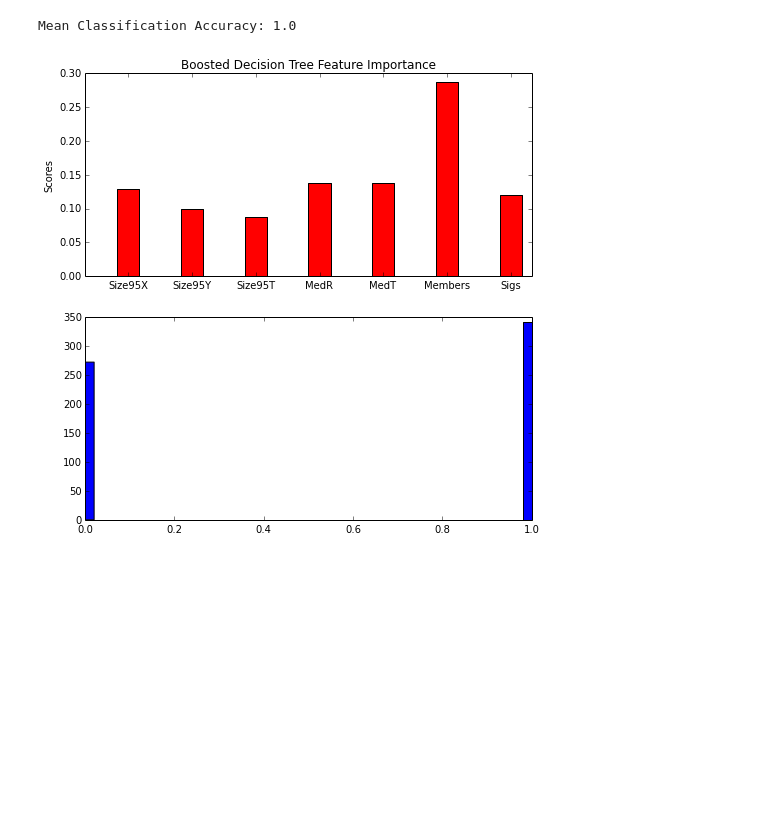
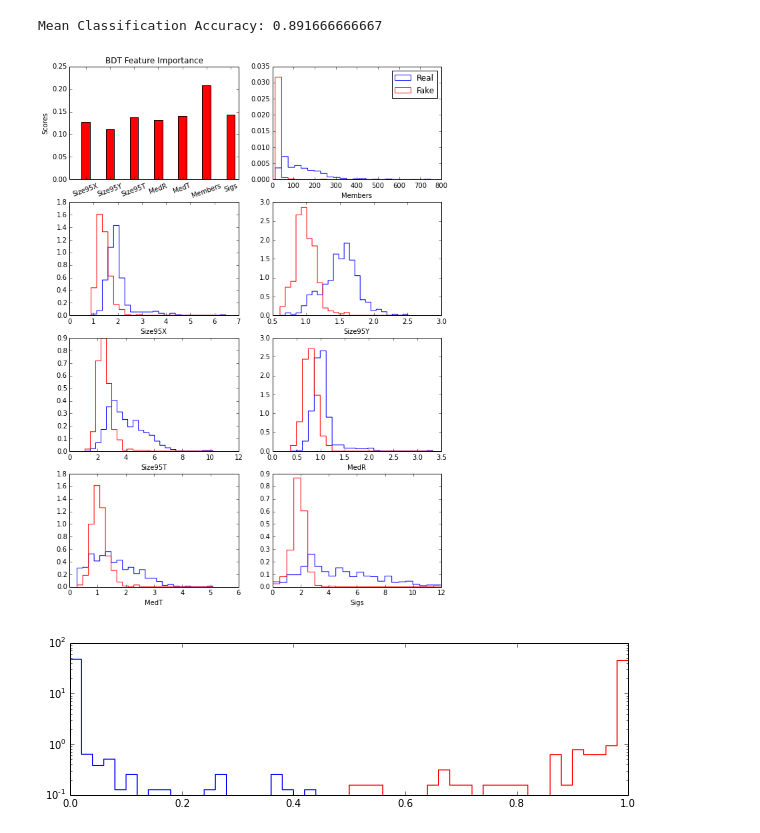
Before and after one commit to erccarls/time_var, a Jupyter notebook: Time_Var_DBSCAN/BDT.ipynb, the cells around one changed output. Saved outputs shown, nothing was run; the diff lists cells and outputs as text; code cells hidden in the pictures; blank space fills up the shorter version.

Commit message:
BDT implemented and Tested to be ~90% accurate for N_min_sigma=3.  Need to test N_min_sigma=4.\n  Indexing is very fast for distance calculation, but cluster expansion is still slow.

```diff
--- a/Time_Var_DBSCAN/BDT.ipynb
+++ b/Time_Var_DBSCAN/BDT.ipynb
@@ -14,7 +14,7 @@ dens = 10 #dens/sq deg
 N_bg = dens*sizeX*sizeY # Number of background events to be distributed randomly
 r_68 = 1.0 # Spatial PSF size in degrees
 numProcs = 12 # How many CPU to use
-numSources = 700
+numSources = 1000
 
 def AddRandomPointSource(X,Y,T):
     # Pick random centroid
@@ -77,7 +77,8 @@ plt.scatter(X,Y,s=.01)
 import MCSTATS
 a = 2.
 mcSims =((X,Y,T),)
-
+mcSims2 = ((X2,Y2,T2),)
+reload(MCSTATS)
 expBG     = dens*np.pi*r_68**2 * (2*a/sizeT) # expected number of events in a cylinder of height 2a
 nMin = expBG + 3*np.sqrt(expBG)
 if nMin<3.: nMin=3 # If the number of events is less than three, DBSCAN won't work very well....
@@ -88,8 +89,7 @@ if nMin<3.: nMin=3 # If the number of events is less than three, DBSCAN won't wo
 #with PyCallGraph(output=GraphvizOutput()):
 #    scan = MCSTATS.DBSCAN_Compute_Clusters(mcSims, eps=r_68, timeScale=a, min_samples=nMin, numProcs=numProcs,sigMethod='isotropic',inner=1.25, outer=2.0,plot=False,BGDensity=dens,TotalTime = sizeT)
 
-scan = MCSTATS.DBSCAN_Compute_Clusters(mcSims, eps=r_68, timeScale=a, min_samples=nMin, numProcs=numProcs,sigMethod='isotropic',inner=1.25, outer=2.0,plot=False,BGDensity=dens,TotalTime = sizeT)
-scan2 = MCSTATS.DBSCAN_Compute_Clusters(mcSims, eps=r_68, timeScale=a, min_samples=nMin, numProcs=numProcs,sigMethod='isotropic',inner=1.25, outer=2.0,plot=False,BGDensity=dens,TotalTime = sizeT)
+%time scan = MCSTATS.DBSCAN_Compute_Clusters(mcSims, eps=r_68, timeScale=a, min_samples=nMin, numProcs=numProcs,sigMethod='isotropic',inner=1.25, outer=2.0,plot=False,BGDensity=dens,TotalTime = sizeT)
+scan2 = MCSTATS.DBSCAN_Compute_Clusters(mcSims2, eps=r_68, timeScale=a, min_samples=nMin, numProcs=numProcs,sigMethod='isotropic',inner=1.25, outer=2.0,plot=False,BGDensity=dens,TotalTime = sizeT)
 scan = scan[0]
 scan2 = scan2[0]
-#%time scan2 = MCSTATS.DBSCAN_Compute_Clusters(mcSims, eps=r_68, timeScale=a, min_samples=nMin, numProcs=1,sigMethod='isotropic',inner=1.25, outer=2.0,plot=False,BGDensity=dens,TotalTime = sizeT,indexing=False)
@@ -146,32 +159,57 @@ Detected: 272 ,ND >20 Photons: 41 ,Unidentified Detected Clusters: 342
 # %%
 from sklearn.ensemble import GradientBoostingClassifier
 
 X_train = np.transpose((scan.Size95X,scan.Size95Y,scan.Size95T,scan.MedR,scan.MedT, scan.Members, scan.Sigs)) # Nsamples x NFeatures
 Y_train = (np.array(identities) !=-1).astype(int) # flag all identified clusters as signal and all others as background
+X_train_hold = X_train
+clf = GradientBoostingClassifier(n_estimators=500, learning_rate=1.0,max_depth=3, random_state=0).fit(X_train, Y_train)
 
-clf = GradientBoostingClassifier(n_estimators=100, learning_rate=1.0,max_depth=3, random_state=0).fit(X_train, Y_train)
-
-plt.figure(0,figsize=(8,8))
-plt.subplot(211)
+plt.figure(0,figsize=(10,14))
+plt.subplot(421)
 N = len(clf.feature_importances_)
 ind = np.arange(N)+0.5    # the x locations for the groups
 width = 0.35       # the width of the bars: can also be len(x) sequence
 plt.bar(ind, clf.feature_importances_,   width, color='r')
 plt.ylabel('Scores')
-plt.title('Boosted Decision Tree Feature Importance')
-plt.xticks(ind+width/2., ('Size95X','Size95Y','Size95T','MedR','MedT','Members','Sigs') )
+plt.title('BDT Feature Importance')
+plt.xticks(ind+width/2., ('Size95X','Size95Y','Size95T','MedR','MedT','Members','Sigs') ,rotation=20)
 
 
 X_train = np.transpose((scan2.Size95X,scan2.Size95Y,scan2.Size95T,scan2.MedR,scan2.MedT, scan2.Members, scan2.Sigs)) # Nsamples x NFeatures
 Y_train = (np.array(identities2) !=-1).astype(int) # flag all identified clusters as signal and all others as background
+
+
 print "Mean Classification Accuracy:", clf.score(X_train, Y_train)
-plt.subplot(212)
-sig,bg = np.transpose(clf.predict_proba(X_train))
-hist = plt.hist(sig,50)
-#y_train, y_test = y[:2000], y[2000:]
+
+
+
+pred = clf.predict(X_train)
+real  = np.where(pred==1)[0]
+fake = np.where(pred==0)[0]
+
+def PlotHist(real,fake,f,l,subplot):
+    plt.subplot(4,2,subplot)
+    plt.xlabel(l)
+    plt.hist(f[real],bins=np.linspace(np.min(f),np.max(f),25),color='b',histtype='step',normed=True,label='Real')
+    plt.hist(f[fake],bins=np.linspace(np.min(f),np.max(f),25),color='r',histtype='step',normed=True,label='Fake')
+PlotHist(real,fake,scan2.Members,'Members',2)
+plt.legend()
+PlotHist(real,fake,scan2.Size95X,'Size95X',3)
+PlotHist(real,fake,scan2.Size95Y,'Size95Y',4)
+PlotHist(real,fake,scan2.Size95T,'Size95T',5)
+PlotHist(real,fake,scan2.MedR,'MedR',6)
+PlotHist(real,fake,scan2.MedT,'MedT',7)
+PlotHist(real,fake,scan2.Sigs,'Sigs',8)
+
+plt.figure(1,figsize=(10,6))
+ax1 = plt.subplot2grid((2,1), (0,0), colspan=2)
+plt.hist(np.transpose(clf.predict_proba(X_train[real]))[0],bins=np.linspace(0,1,51),histtype='step',color='b',normed=True)
+plt.hist(np.transpose(clf.predict_proba(X_train[fake]))[0],bins=np.linspace(0,1,51),histtype='step',color='r',normed=True)
+plt.yscale('log')
 # %% [output]
-Mean Classification Accuracy: 1.0
+Mean Classification Accuracy: 0.891666666667
-[figure, old version]
+[figure, new version]
+[figure, added]
 # %%
 pred = clf.predict(X_train)
 real  = np.where(pred==1)[0]
```
Also changed, not shown: parts of 5 cells of this notebook, 5 other files.
